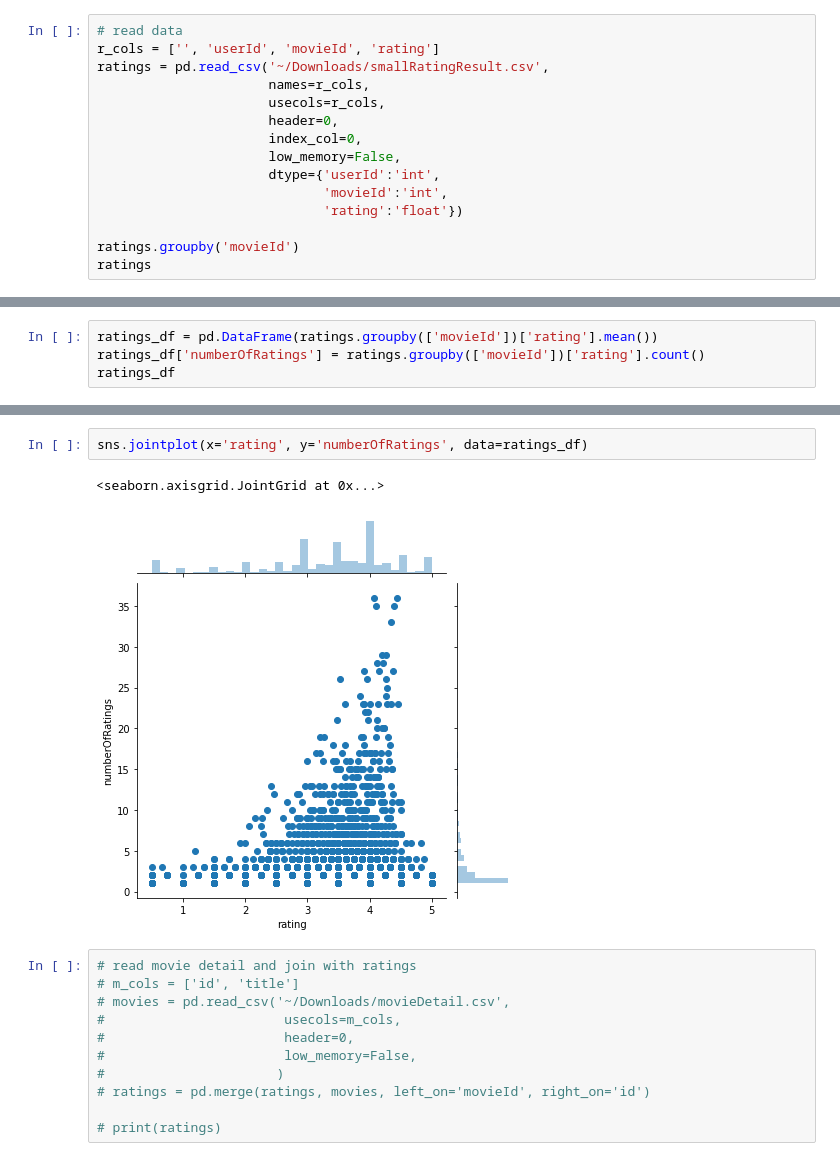
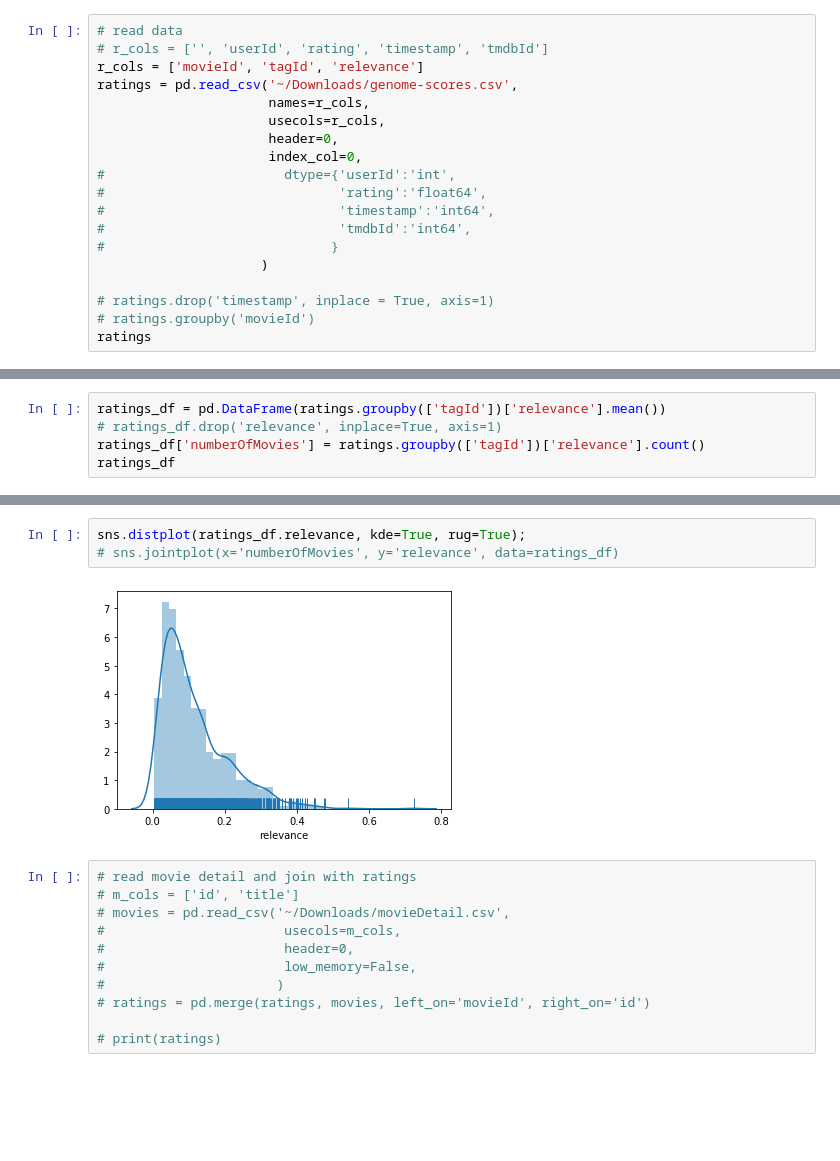
Before and after one commit to LJWill/MRS, a Jupyter notebook: itemCF.ipynb, the cells around one changed output, grey strips where cells are left out. Saved outputs shown, nothing was run; the diff lists cells and outputs as text; blank space fills up the shorter version.

```diff
--- a/itemCF.ipynb
+++ b/itemCF.ipynb
@@ -6,17 +7,21 @@ import seaborn as sns
 # from scipy.spatial.distance import cosine, correlation
 # %%
 # read data
-r_cols = ['', 'userId', 'movieId', 'rating']
-ratings = pd.read_csv('~/Downloads/smallRatingResult.csv',
+# r_cols = ['', 'userId', 'rating', 'timestamp', 'tmdbId']
+r_cols = ['movieId', 'tagId', 'relevance']
+ratings = pd.read_csv('~/Downloads/genome-scores.csv',
                       names=r_cols,
                       usecols=r_cols,
                       header=0,
                       index_col=0,
-                      low_memory=False,
-                      dtype={'userId':'int',
-                             'movieId':'int',
-                             'rating':'float'})
+#                       dtype={'userId':'int',
+#                              'rating':'float64',
+#                              'timestamp':'int64',
+#                              'tmdbId':'int64',
+#                             }
+                     )
 
-ratings.groupby('movieId')
+# ratings.drop('timestamp', inplace = True, axis=1)
+# ratings.groupby('movieId')
 ratings
 # %% [output]
@@ -42,5 +56,6 @@ ratings
 # %%
-ratings_df = pd.DataFrame(ratings.groupby(['movieId'])['rating'].mean())
-ratings_df['numberOfRatings'] = ratings.groupby(['movieId'])['rating'].count()
+ratings_df = pd.DataFrame(ratings.groupby(['tagId'])['relevance'].mean())
+# ratings_df.drop('relevance', inplace=True, axis=1)
+ratings_df['numberOfMovies'] = ratings.groupby(['tagId'])['relevance'].count()
 ratings_df
 # %% [output]
@@ -66,8 +81,8 @@ ratings_df
 # %%
-sns.jointplot(x='rating', y='numberOfRatings', data=ratings_df)
+sns.distplot(ratings_df.relevance, kde=True, rug=True);
+# sns.jointplot(x='numberOfMovies', y='relevance', data=ratings_df)
 # %% [output]
-<seaborn.axisgrid.JointGrid at 0x...>
-[figure, old version]
+[figure, new version]
 # %%
 # read movie detail and join with ratings
 # m_cols = ['id', 'title']
```
Also changed, not shown: parts of 6 cells of this notebook.
